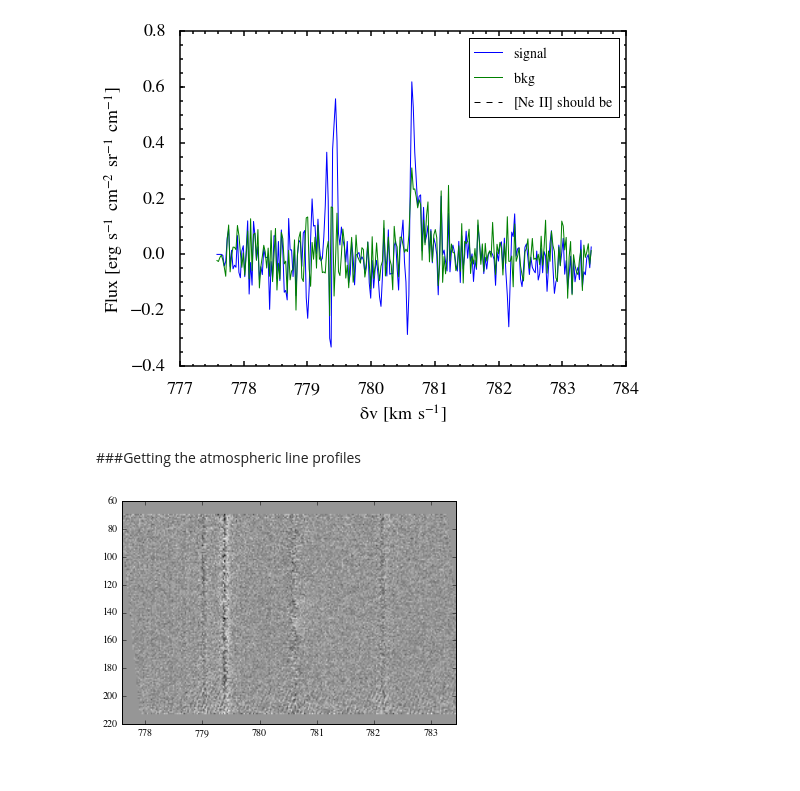
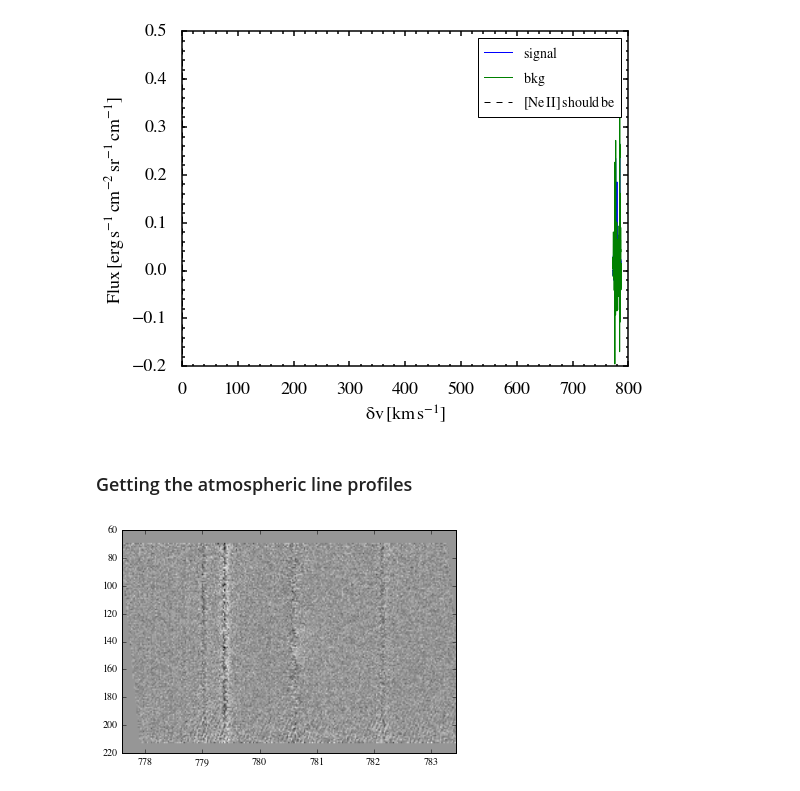
Before and after one commit to yaolun/sa, a Jupyter notebook: TEXES_analysis.ipynb, the cells around one changed output. Saved outputs shown, nothing was run; the diff lists cells and outputs as text; code cells hidden in the pictures.

Commit message:
texex analysis at dec16

```diff
--- a/TEXES_analysis.ipynb
+++ b/TEXES_analysis.ipynb
@@ -11,9 +10,2 @@ filename = '/Users/yaolun/data/hh168_texes/26/fits/IRXXX     _red.3003.fits'
-# %%
-hdulist = fits.open(filename)
-im = hdulist[0].data
-wno = hdulist[1].data
-wave = 1/wno *1e4 # in um
-# [Ne II] rest frame wavelength: 12.813548 um
-dv = (12.813548 - wave) / 12.813548 * c/1e5
-collapse_im = np.sum(im[127:155,:], axis=0)
-collapse_bkg = (np.sum(im[80:127,:], axis=0)+np.sum(im[155:185,:], axis=0))/2
+# %%
+outdir = '/Users/yaolun/data/hh168_texes/Dec16/22/analysis/'
@@ -19,0 +96,14 @@ collapse_bkg = (np.sum(im[80:127,:], axis=0)+np.sum(im[155:185,:], axis=0))/2
+# %%
+filename = '/Users/yaolun/data/hh168_texes/Dec16/22/fits/hh168.lowall.fits'
+
+hdulist = fits.open(filename)
+im_all = hdulist[0].data
+
+# plt.imshow(im_all)
+
+collapse_im = np.sum(im_all, axis=1)
+print np.shape(collapse_im)
+plt.plot(np.arange(0,252), collapse_im)
+for i in range(252):
+    if collapse_im[i] > 0:
+        print i
@@ -20,27 +234,27 @@ collapse_bkg = (np.sum(im[80:127,:], axis=0)+np.sum(im[155:185,:], axis=0))/2
 # %%
 fig = plt.figure(figsize=(8,6))
 ax = fig.add_subplot(111)
 # signal, = ax.plot(dv, collapse_im)
 signal, = ax.plot(wno, collapse_im)
 # bkg, = ax.plot(dv, collapse_bkg*max(collapse_im)/max(collapse_bkg))
-plt.plot(wno, collapse_im-collapse_bkg*max(collapse_im)/max(collapse_bkg))
-# neii = ax.axvline(0, color='k', linestyle='--')
+bkg, = ax.plot(wno, collapse_im-collapse_bkg*max(collapse_im)/max(collapse_bkg))
+neii = ax.axvline(0, color='k', linestyle='--')
 
 ax.legend([signal, bkg, neii], [r'$\rm{signal}$',r'$\rm{bkg}$',r'$\rm{[Ne\,II]\,should\,be}$'],fontsize=14,numpoints=1)
 
 # ax.set_xlabel(r'$\rm{wave number}$', fontsize=18)
 ax.set_ylabel(r'$\rm{Flux\,[erg\,s^{-1}\,cm^{-2}\,sr^{-1}\,cm^{-1}]}$', fontsize=18)
 ax.set_xlabel(r'$\rm{\delta v\,[km\,s^{-1}]}$', fontsize=18)
 [ax.spines[axis].set_linewidth(1.5) for axis in ['top','bottom','left','right']]
 ax.minorticks_on()
 ax.tick_params('both',labelsize=18,width=1.5,which='major',pad=15,length=5)
 ax.tick_params('both',labelsize=18,width=1.5,which='minor',pad=15,length=2.5)
 
-fig.savefig('/Users/yaolun/data/hh168_texes/3003_data.pdf',dpi=300, bbox_inches='tight',format='pdf')
+fig.savefig(outdir+'hh168_lowall.pdf',dpi=300, bbox_inches='tight',format='pdf')
 # %% [output]
-[figure, old version]
+[figure, new version]
 # %% [markdown]
-###Getting the atmospheric line profiles
+### Getting the atmospheric line profiles
 # %%
 hdulist = fits.open(filename)
 im_sub = hdulist[0].data
```
Also changed, not shown: parts of 19 cells of this notebook.
